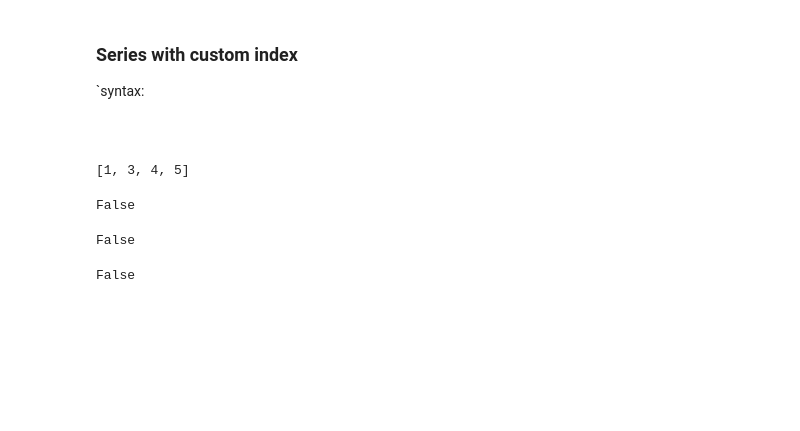
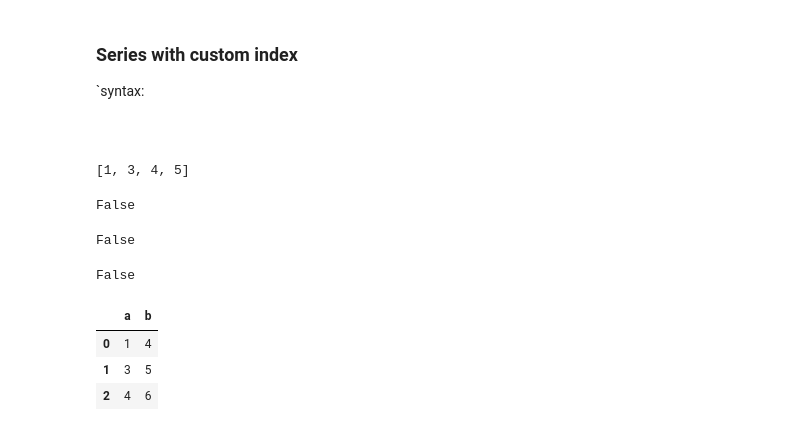
Before and after one commit to SUPERKK11/Python_assignments, a Jupyter notebook: python Libraries/Pandas /pandas.ipynb, the cells around one changed output. Saved outputs shown, nothing was run; the diff lists cells and outputs as text; code cells hidden in the pictures; blank space fills up the shorter version.

```diff
--- a/python Libraries/Pandas /pandas.ipynb
+++ b/python Libraries/Pandas /pandas.ipynb
@@ -90,3 +110,11 @@ def check(nums: list[int]) -> bool:
 print(check([3, 4,1, 5,2]))
 # %% [output]
 False
+# %%
+df=pd.DataFrame({"a":(1,3,4),"b":(4,5,6)})
+df
+# %% [output]
+|  | a | b |
+| 0 | 1 | 4 |
+| 1 | 3 | 5 |
+| 2 | 4 | 6 |
```
Also changed, not shown: parts of 3 cells of this notebook, 11 other files.
